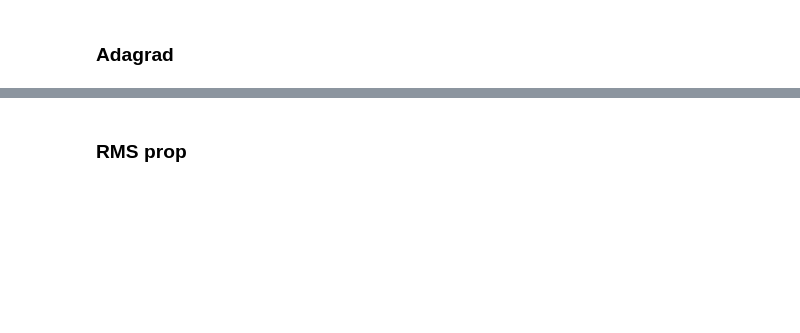
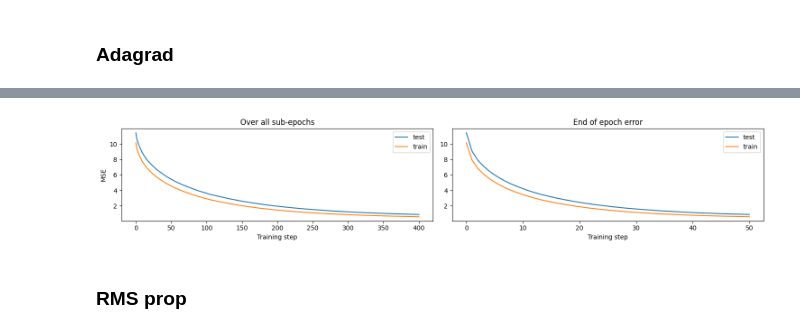
Before and after one commit to Trond01/Project2_FYS-STK4155, a Jupyter notebook: Code/descent_test.ipynb, the cells around one changed output, grey strips where cells are left out. Drawn from its saved outputs; the diff is of its cells as text; code cells hidden in the pictures; blank space fills up the shorter version.

```diff
--- a/Code/descent_test.ipynb
+++ b/Code/descent_test.ipynb
@@ -168,2 +166,7 @@ plt.show()
+# %%
+result_adagrad = SGD_adagrad(X_train, y_train, X_test, y_test, grad_method=loss_grad, beta0=beta0, test_loss_func=loss_func)
+plot_test_results(result_adagrad["test_loss_list"], result_adagrad["train_loss_list"], m)
+# %% [output]
+[figure, added]
 # %% [markdown]
 ### RMS prop
```
Also changed, not shown: parts of 12 cells of this notebook, 2 other files.
